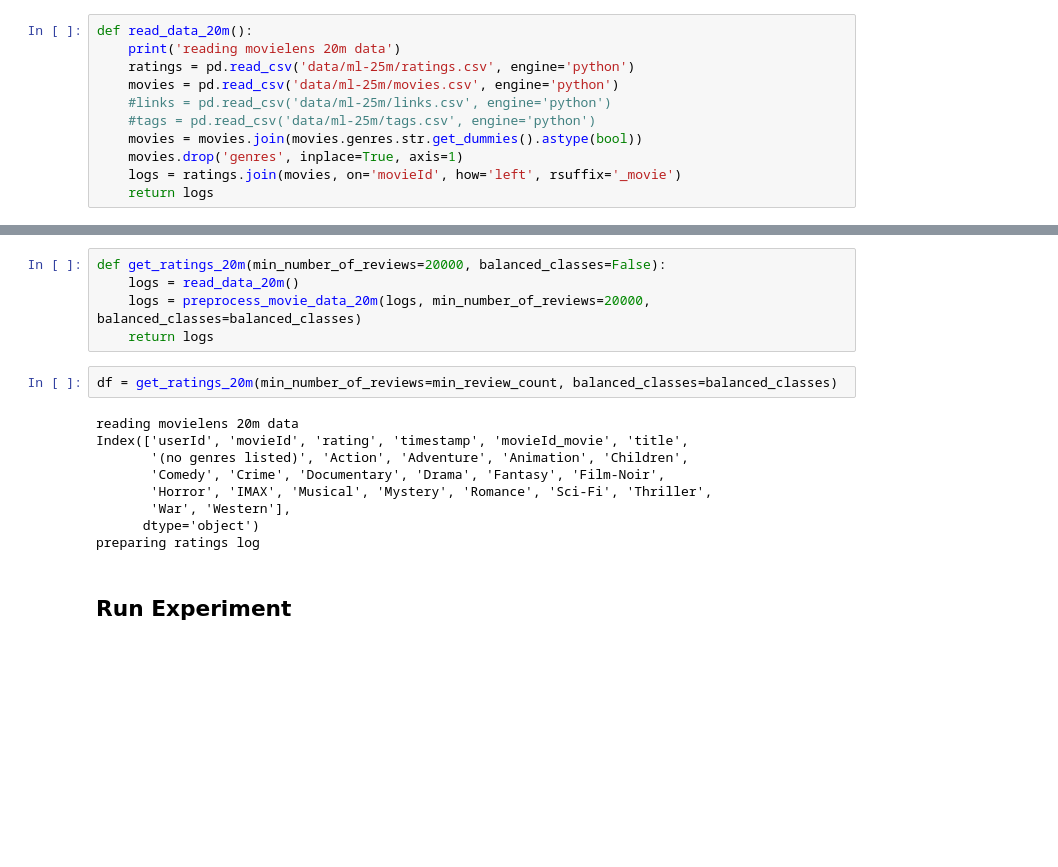
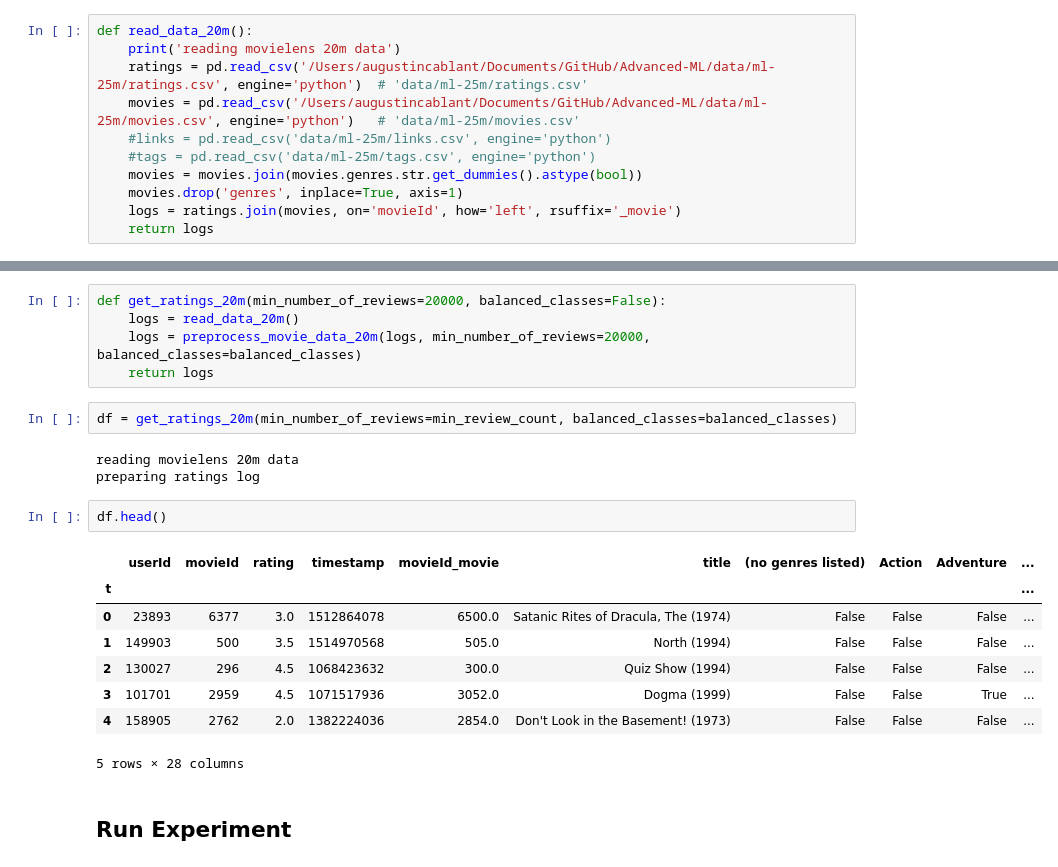
Before and after one commit to AugustinCablant/Advanced-ML, a Jupyter notebook: src/realData.ipynb, the cells around one changed output, grey strips where cells are left out. Drawn from its saved outputs; the diff is of its cells as text; blank space fills up the shorter version.

```diff
--- a/src/realData.ipynb
+++ b/src/realData.ipynb
@@ -59,8 +67,8 @@ balanced_classes = False
 # %%
 def read_data_20m():
 	print('reading movielens 20m data')
-	ratings = pd.read_csv('data/ml-25m/ratings.csv', engine='python')
-	movies = pd.read_csv('data/ml-25m/movies.csv', engine='python')
+	ratings = pd.read_csv('/Users/augustincablant/Documents/GitHub/Advanced-ML/data/ml-25m/ratings.csv', engine='python')  # 'data/ml-25m/ratings.csv'
+	movies = pd.read_csv('/Users/augustincablant/Documents/GitHub/Advanced-ML/data/ml-25m/movies.csv', engine='python')   # 'data/ml-25m/movies.csv'
 	#links = pd.read_csv('data/ml-25m/links.csv', engine='python')
 	#tags = pd.read_csv('data/ml-25m/tags.csv', engine='python')
 	movies = movies.join(movies.genres.str.get_dummies().astype(bool))
@@ -99,13 +107,18 @@ def get_ratings_20m(min_number_of_reviews=20000, balanced_classes=False):
 df = get_ratings_20m(min_number_of_reviews=min_review_count, balanced_classes=balanced_classes)
 # %% [output]
 reading movielens 20m data
-Index(['userId', 'movieId', 'rating', 'timestamp', 'movieId_movie', 'title',
-       '(no genres listed)', 'Action', 'Adventure', 'Animation', 'Children',
-       'Comedy', 'Crime', 'Documentary', 'Drama', 'Fantasy', 'Film-Noir',
-       'Horror', 'IMAX', 'Musical', 'Mystery', 'Romance', 'Sci-Fi', 'Thriller',
-       'War', 'Western'],
-      dtype='object')
 preparing ratings log
+# %%
+df.head()
+# %% [output]
+|  | userId | movieId | rating | timestamp | movieId_movie | title | (no genres listed) | Action | Adventure | ... |
+| t |  |  |  |  |  |  |  |  |  | ... |
+| 0 | 23893 | 6377 | 3.0 | 1512864078 | 6500.0 | Satanic Rites of Dracula, The (1974) | False | False | False | ... |
+| 1 | 149903 | 500 | 3.5 | 1514970568 | 505.0 | North (1994) | False | False | False | ... |
+| 2 | 130027 | 296 | 4.5 | 1068423632 | 300.0 | Quiz Show (1994) | False | False | False | ... |
+| 3 | 101701 | 2959 | 4.5 | 1071517936 | 3052.0 | Dogma (1999) | False | False | True | ... |
+| 4 | 158905 | 2762 | 2.0 | 1382224036 | 2854.0 | Don't Look in the Basement! (1973) | False | False | False | ... |
+5 rows × 28 columns
 # %% [markdown]
 ## Run Experiment
 # %% [markdown]
```
Also changed, not shown: parts of 2 cells of this notebook, 4 other files.
